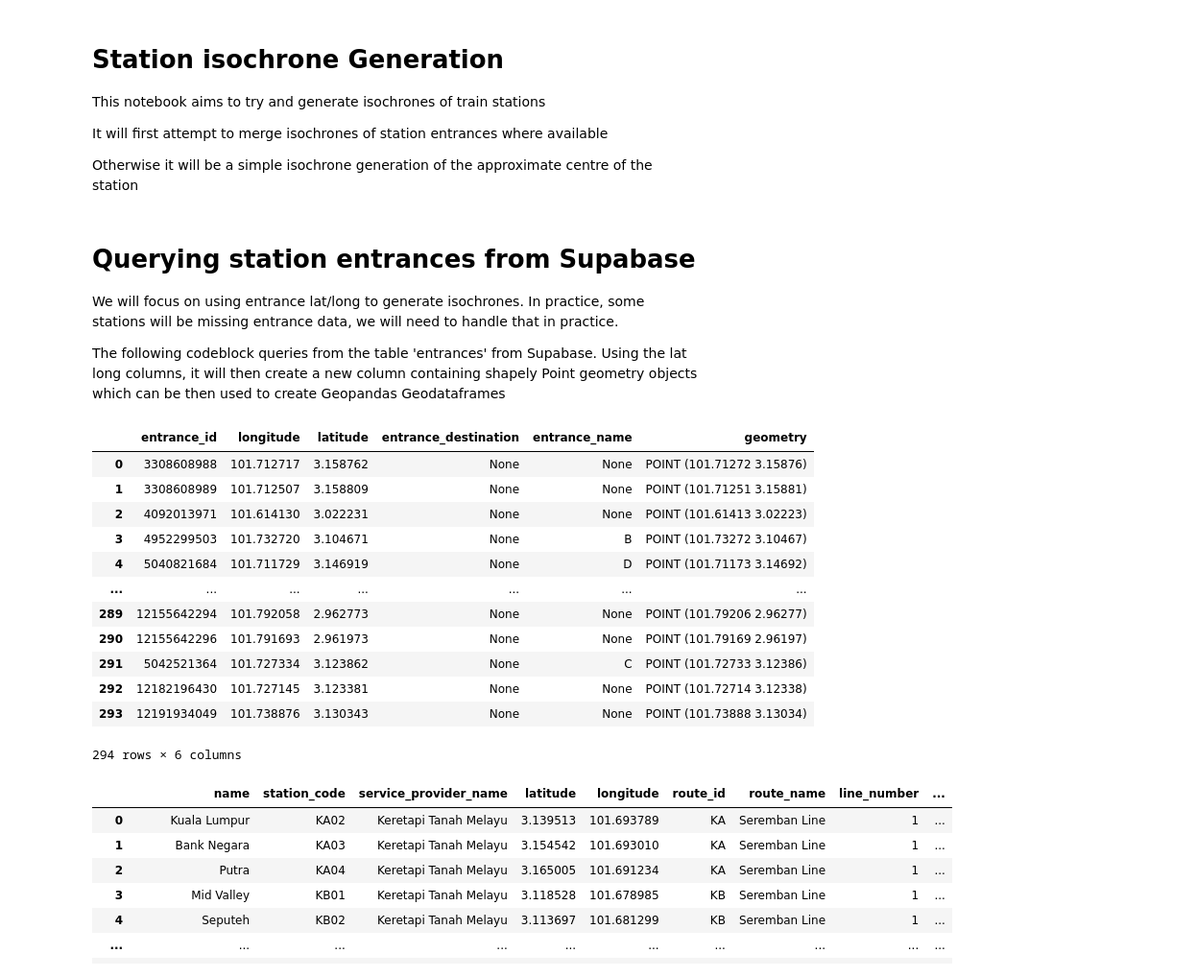
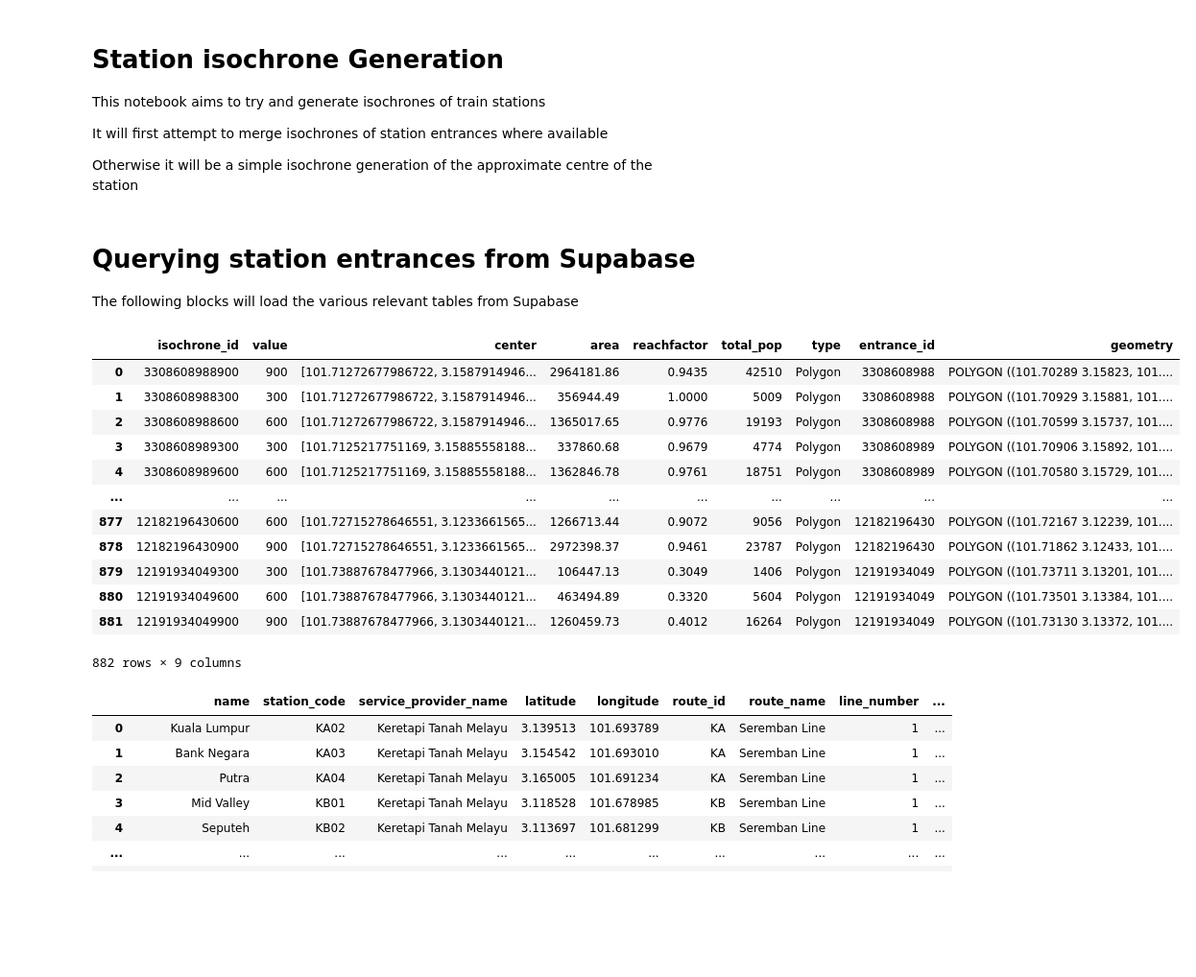
Before and after one commit to nabilersyad/transit-stations-database, a Jupyter notebook: notebooks/7_station-isochrone-generation.ipynb, the cells around one changed output. Shown at 96% size. Drawn from its saved outputs; the diff is of its cells as text; code cells hidden in the pictures; blank space fills up the shorter version.

Commit message:
started notebook to query station isochrones

```diff
--- a/notebooks/7_station-isochrone-generation.ipynb
+++ b/notebooks/7_station-isochrone-generation.ipynb
@@ -16,45 +16,43 @@ from supabase import create_client, Client
 url: str = os.environ.get("SUPABASE_URL")
 key: str = os.environ.get("SUPABASE_KEY")
 supabase: Client = create_client(url, key)
-# %% [markdown]
-# Querying station entrances from Supabase
-
-We will focus on using entrance lat/long to generate isochrones. In practice, some stations will be missing entrance data, we will need to handle that in practice.
-
-The following codeblock queries from the table 'entrances' from Supabase. Using the lat long columns, it will then create a new column containing shapely Point geometry objects which can be then used to create Geopandas Geodataframes
+# %% [markdown]
+# Querying station entrances from Supabase
+
+
+The following blocks will load the various relevant tables from Supabase
 # %%
 import geopandas as gpd
 from shapely.geometry import Point
 
 #query to supabase using the previous supabase client that was declared
 response_entrances_isochrones = supabase.table('entrances_isochrones').select("*").execute()
 
 data,_ = response_entrances_isochrones
+entrances_isochrones_df = pd.DataFrame(data[1])
 
-entrances_isochrones_df = pd.DataFrame(data[1])
-# Create a new column in your DataFrame for the geographic data
-entrances_isochrones_df['geometry'] = [Point(xy) for xy in zip(entrances_isochrones_df['longitude'], entrances_isochrones_df['latitude'])]
+# Convert the geometry column from dictionaries to shapely Polygons
+entrances_isochrones_df['geometry'] = entrances_isochrones_df['geometry'].apply(lambda geom: shape(geom))
 
 # Convert the DataFrame to a GeoDataFrame
-entrances_isochrones_gdf = gpd.GeoDataFrame(entrances_isochrones_df, geometry='geometry')
-# Set the coordinate reference system (CRS) to EPSG:4326 (WGS84)
-entrances_isochrones_gdf.crs = "EPSG:4326"
+entrances_isochrones_gdf = gpd.GeoDataFrame(entrances_isochrones_df, geometry='geometry', crs='EPSG:4326')
+
 
 entrances_isochrones_gdf
 # %% [output]
-|  | entrance_id | longitude | latitude | entrance_destination | entrance_name | geometry |
-| 0 | 3308608988 | 101.712717 | 3.158762 | None | None | POINT (101.71272 3.15876) |
-| 1 | 3308608989 | 101.712507 | 3.158809 | None | None | POINT (101.71251 3.15881) |
-| 2 | 4092013971 | 101.614130 | 3.022231 | None | None | POINT (101.61413 3.02223) |
-| 3 | 4952299503 | 101.732720 | 3.104671 | None | B | POINT (101.73272 3.10467) |
-| 4 | 5040821684 | 101.711729 | 3.146919 | None | D | POINT (101.71173 3.14692) |
-| ... | ... | ... | ... | ... | ... | ... |
-| 289 | 12155642294 | 101.792058 | 2.962773 | None | None | POINT (101.79206 2.96277) |
-| 290 | 12155642296 | 101.791693 | 2.961973 | None | None | POINT (101.79169 2.96197) |
-| 291 | 5042521364 | 101.727334 | 3.123862 | None | C | POINT (101.72733 3.12386) |
-| 292 | 12182196430 | 101.727145 | 3.123381 | None | None | POINT (101.72714 3.12338) |
-| 293 | 12191934049 | 101.738876 | 3.130343 | None | None | POINT (101.73888 3.13034) |
+|  | isochrone_id | value | center | area | reachfactor | total_pop | type | entrance_id | geometry |
+| 0 | 3308608988900 | 900 | [101.71272677986722, 3.1587914946... | 2964181.86 | 0.9435 | 42510 | Polygon | 3308608988 | POLYGON ((101.70289 3.15823, 101.... |
+| 1 | 3308608988300 | 300 | [101.71272677986722, 3.1587914946... | 356944.49 | 1.0000 | 5009 | Polygon | 3308608988 | POLYGON ((101.70929 3.15881, 101.... |
+| 2 | 3308608988600 | 600 | [101.71272677986722, 3.1587914946... | 1365017.65 | 0.9776 | 19193 | Polygon | 3308608988 | POLYGON ((101.70599 3.15737, 101.... |
+| 3 | 3308608989300 | 300 | [101.7125217751169, 3.15885558188... | 337860.68 | 0.9679 | 4774 | Polygon | 3308608989 | POLYGON ((101.70906 3.15892, 101.... |
+| 4 | 3308608989600 | 600 | [101.7125217751169, 3.15885558188... | 1362846.78 | 0.9761 | 18751 | Polygon | 3308608989 | POLYGON ((101.70580 3.15729, 101.... |
+| ... | ... | ... | ... | ... | ... | ... | ... | ... | ... |
+| 877 | 12182196430600 | 600 | [101.72715278646551, 3.1233661565... | 1266713.44 | 0.9072 | 9056 | Polygon | 12182196430 | POLYGON ((101.72167 3.12239, 101.... |
+| 878 | 12182196430900 | 900 | [101.72715278646551, 3.1233661565... | 2972398.37 | 0.9461 | 23787 | Polygon | 12182196430 | POLYGON ((101.71862 3.12433, 101.... |
+| 879 | 12191934049300 | 300 | [101.73887678477966, 3.1303440121... | 106447.13 | 0.3049 | 1406 | Polygon | 12191934049 | POLYGON ((101.73711 3.13201, 101.... |
+| 880 | 12191934049600 | 600 | [101.73887678477966, 3.1303440121... | 463494.89 | 0.3320 | 5604 | Polygon | 12191934049 | POLYGON ((101.73501 3.13384, 101.... |
+| 881 | 12191934049900 | 900 | [101.73887678477966, 3.1303440121... | 1260459.73 | 0.4012 | 16264 | Polygon | 12191934049 | POLYGON ((101.73130 3.13372, 101.... |
-294 rows × 6 columns
+882 rows × 9 columns
 # %%
 #query to supabase using the previous supabase client that was declared
 response_stations = supabase.table('stations').select("*").eq('region','Klang Valley').execute()
```
Also changed, not shown: parts of 3 cells of this notebook.
